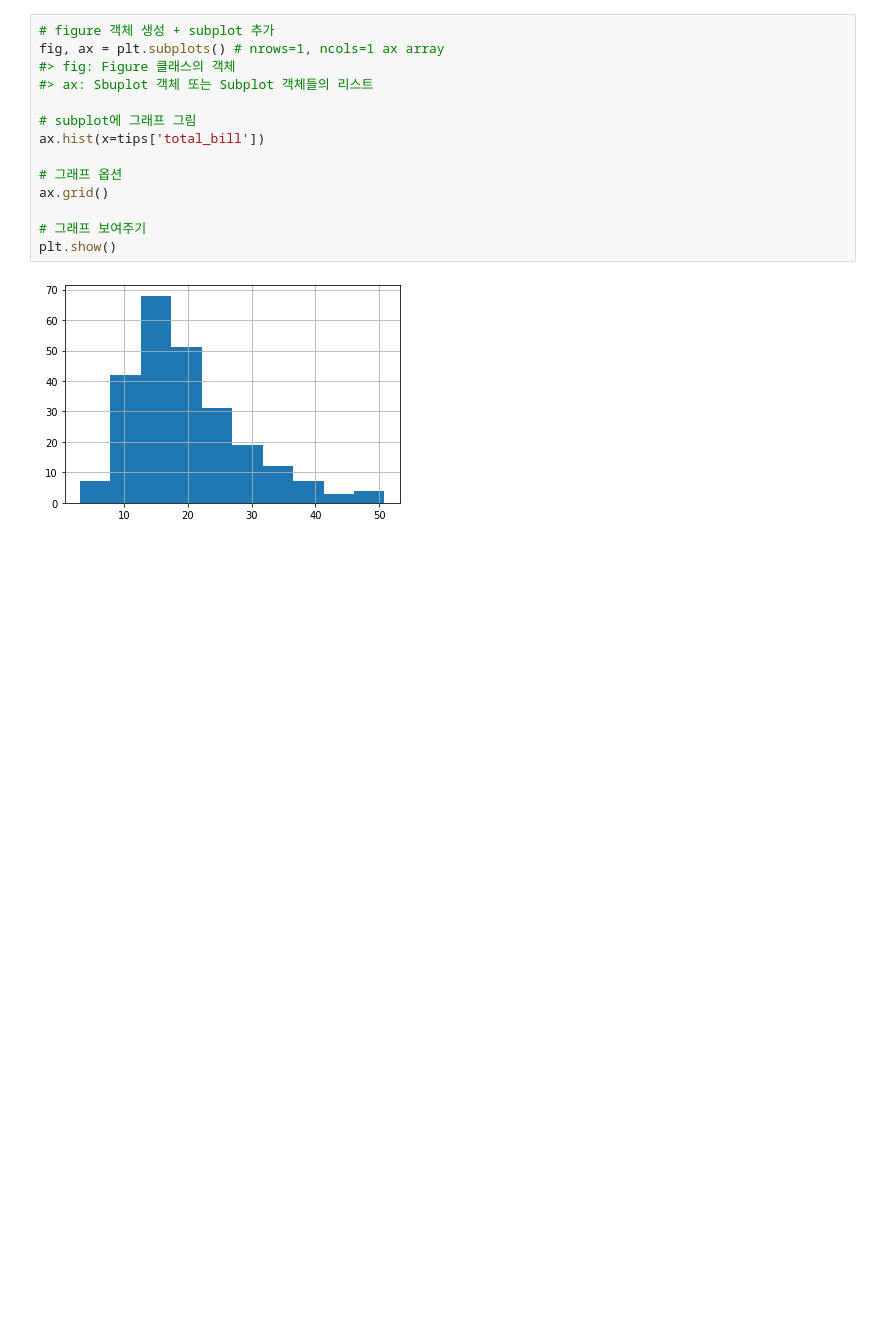
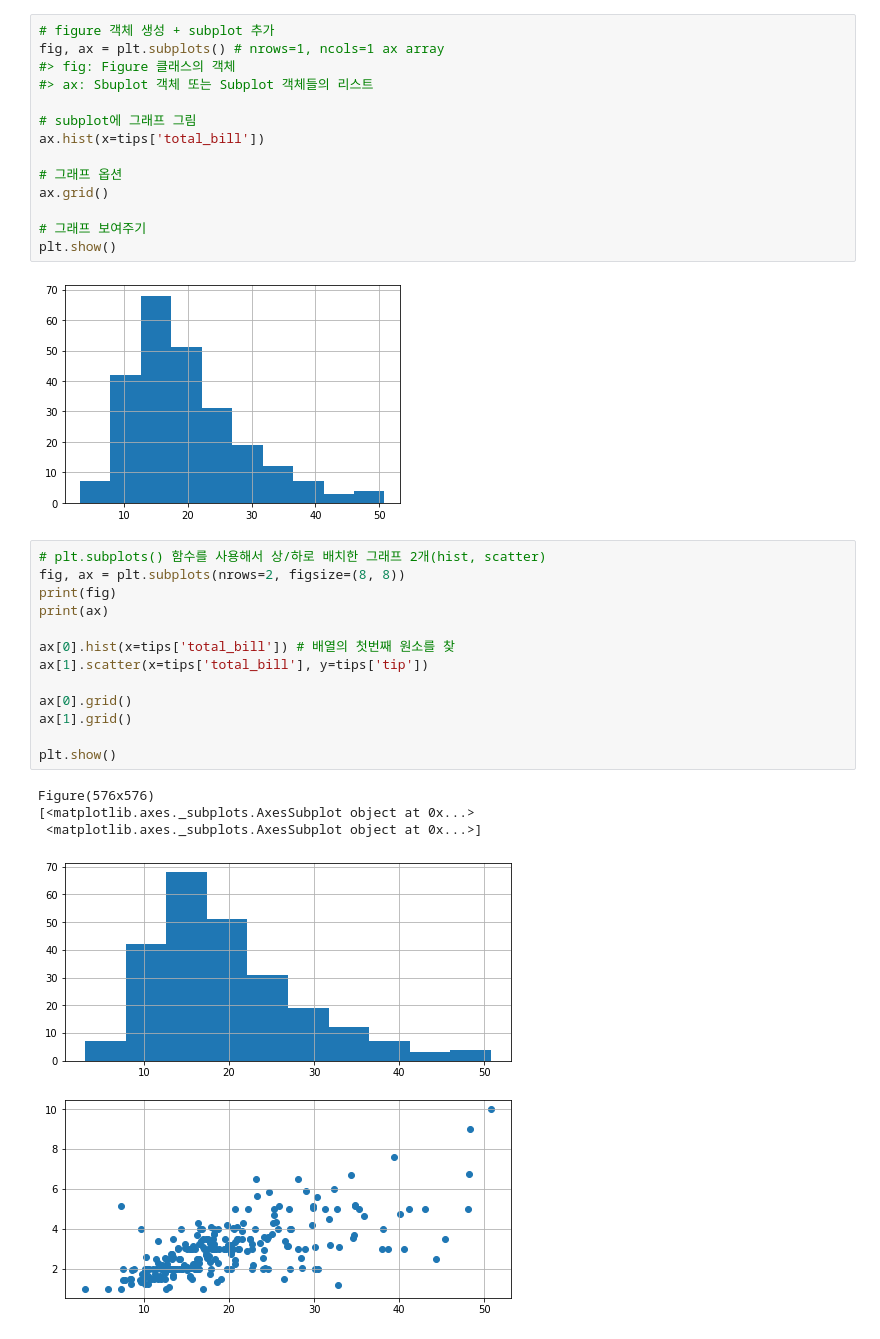
Before and after one commit to esn73/lab_python, a Jupyter notebook: py21_mathplotlip.ipynb, the cells around one changed output. Drawn from its saved outputs; the diff is of its cells as text; blank space fills up the shorter version.

```diff
--- a/py21_mathplotlip.ipynb
+++ b/py21_mathplotlip.ipynb
@@ -120,3 +120,21 @@ ax.grid()
 plt.show()
 # %% [output]
 [figure]
+# %%
+# plt.subplots() 함수를 사용해서 상/하로 배치한 그래프 2개(hist, scatter)
+fig, ax = plt.subplots(nrows=2, figsize=(8, 8))
+print(fig)
+print(ax)
+
+ax[0].hist(x=tips['total_bill']) # 배열의 첫번째 원소를 찾
+ax[1].scatter(x=tips['total_bill'], y=tips['tip'])
+
+ax[0].grid()
+ax[1].grid()
+
+plt.show()
+# %% [output]
+Figure(576x576)
+[<matplotlib.axes._subplots.AxesSubplot object at 0x...>
+ <matplotlib.axes._subplots.AxesSubplot object at 0x...>]
+[figure, added]
```
Also changed, not shown: parts of 16 cells of this notebook.
